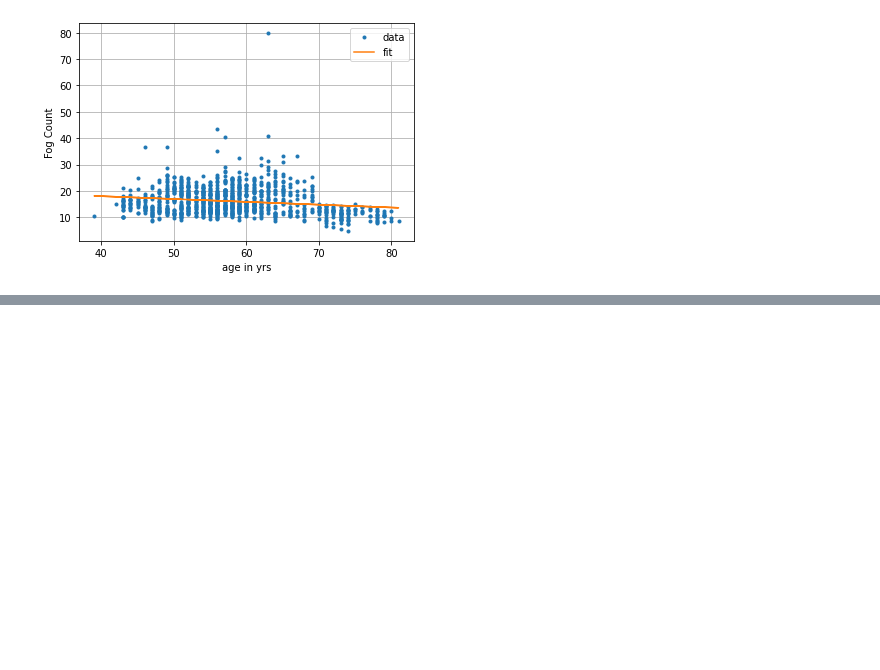
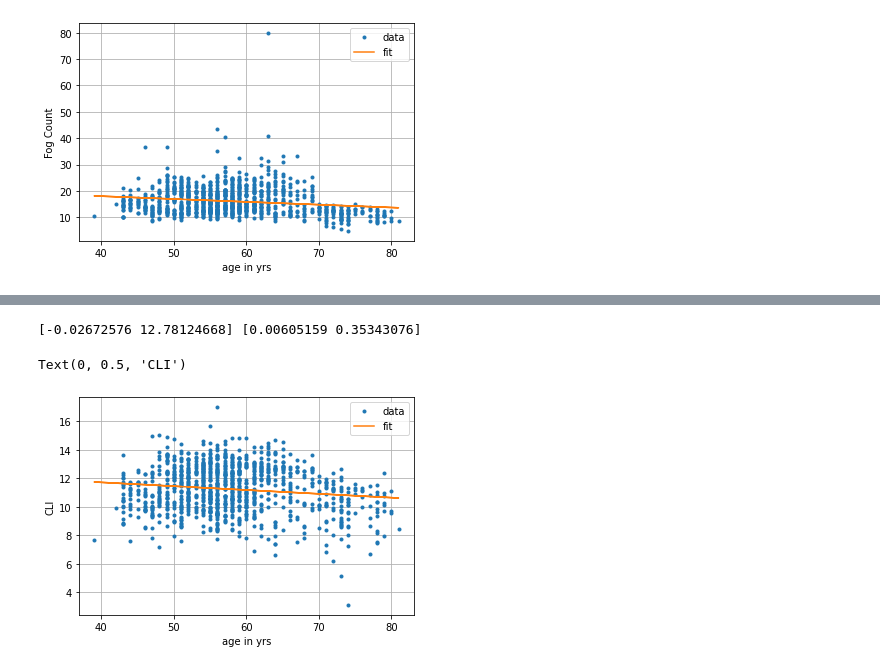
Before and after one commit to GabrielSUni/Meaning-in-Language, a Jupyter notebook: Speeches.ipynb, the cells around one changed output, grey strips where cells are left out. Cells and saved outputs as stored; diff of their text form; code cells hidden in the pictures; blank space fills up the shorter version.

```diff
--- a/Speeches.ipynb
+++ b/Speeches.ipynb
@@ -143,0 +127,18 @@ Text(0, 0.5, 'Fog Count')
+# %%
+popt, pcov = opt.curve_fit(linear_fit, df["age"], df["CLI"])
+perr = np.sqrt(np.diag(pcov))
+
+print(popt, perr)
+
+
+plt.figure()
+plt.plot(df["age"], df["CLI"], label="data", linestyle="", marker=".")
+plt.plot(df["age"], linear_fit(df["age"], *popt), label="fit")
+plt.grid()
+plt.legend()
+plt.xlabel("age in yrs")
+plt.ylabel("CLI")
+# %% [output]
+[-0.02672576 12.78124668] [0.00605159 0.35343076]
+Text(0, 0.5, 'CLI')
+[figure, added]
```
Also changed, not shown: parts of 3 cells of this notebook.
